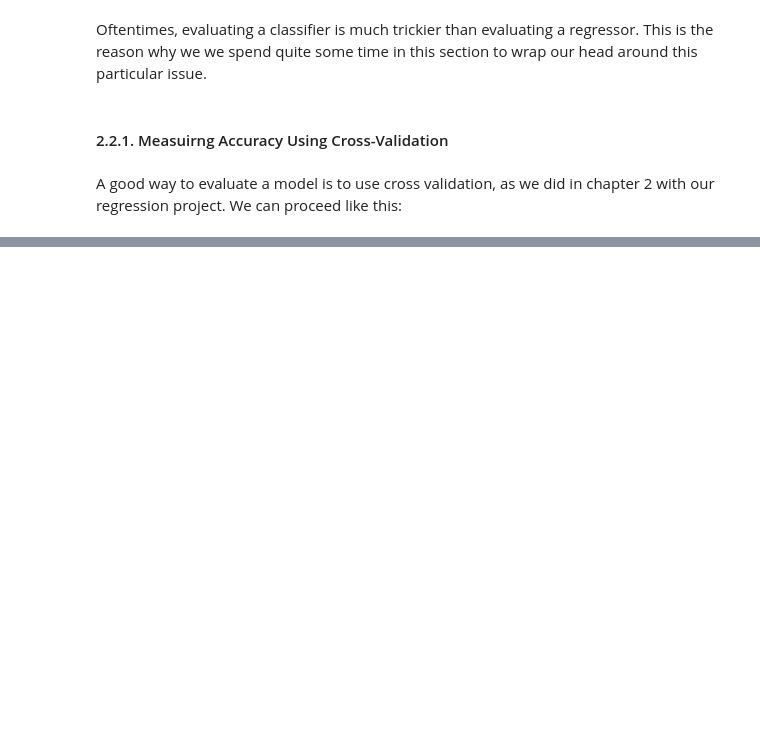
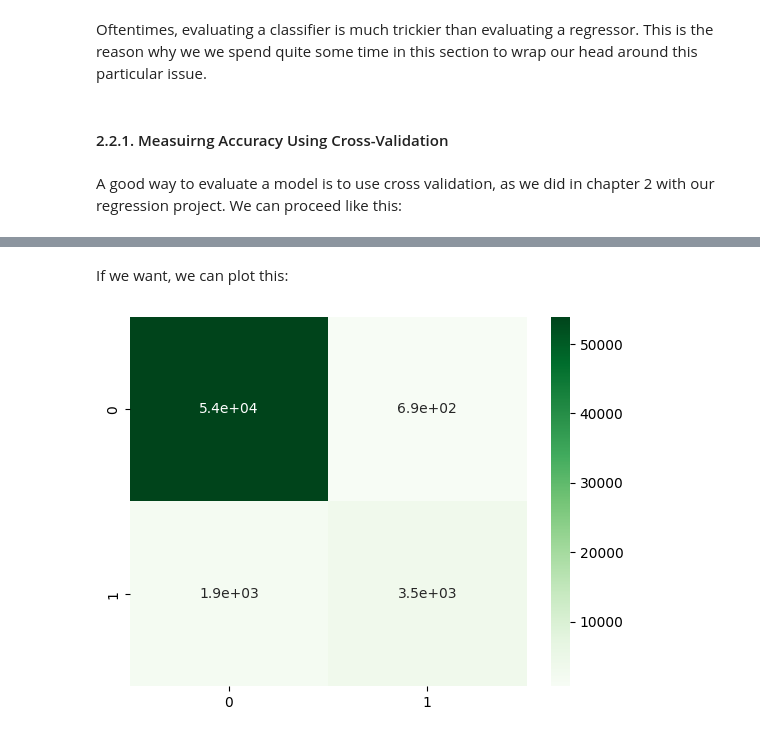
Before and after one commit to YVYX04/ML_First_Steps, a Jupyter notebook: 03_classification.ipynb, the cells around one changed output, grey strips where cells are left out. Cells and saved outputs as stored; diff of their text form; code cells hidden in the pictures; blank space fills up the shorter version.

```diff
--- a/03_classification.ipynb
+++ b/03_classification.ipynb
@@ -167,0 +173,10 @@ cross_val_score(sgd_clf, X_train, y_train_5, cv = 3, scoring = 'accuracy')
+# %%
+from sklearn.dummy import DummyClassifier
+
+# we train the dummy classifier
+dum_clf = DummyClassifier(strategy = 'most_frequent')
+dum_clf.fit(X_train, y_train_5)
+
+# we make some predictions
+preds_dum = dum_clf.predict(X_train[digits])
+print(preds_dum)
@@ -167,0 +255,8 @@ cross_val_score(sgd_clf, X_train, y_train_5, cv = 3, scoring = 'accuracy')
+# %%
+from sklearn.model_selection import cross_val_predict
+
+# we make predictions using cross_val_predict
+y_train_pred = cross_val_predict(sgd_clf, X_train, y_train_5, cv = 3)
+
+# print the predictions
+print(y_train_pred)
@@ -167,0 +267,6 @@ cross_val_score(sgd_clf, X_train, y_train_5, cv = 3, scoring = 'accuracy')
+# %%
+from sklearn.metrics import confusion_matrix
+
+# we calculate the confusion matrix
+cm = confusion_matrix(y_train_5, y_train_pred)
+cm
@@ -167,0 +283,10 @@ cross_val_score(sgd_clf, X_train, y_train_5, cv = 3, scoring = 'accuracy')
+# %% [markdown]
+If we want, we can plot this:
+# %%
+import seaborn as sns
+
+# plot the confusion matrix
+sns.heatmap(cm, annot = True, cmap = 'Greens')
+plt.show()
+# %% [output]
+[figure, added]
```
Also changed, not shown: parts of 23 cells of this notebook.
